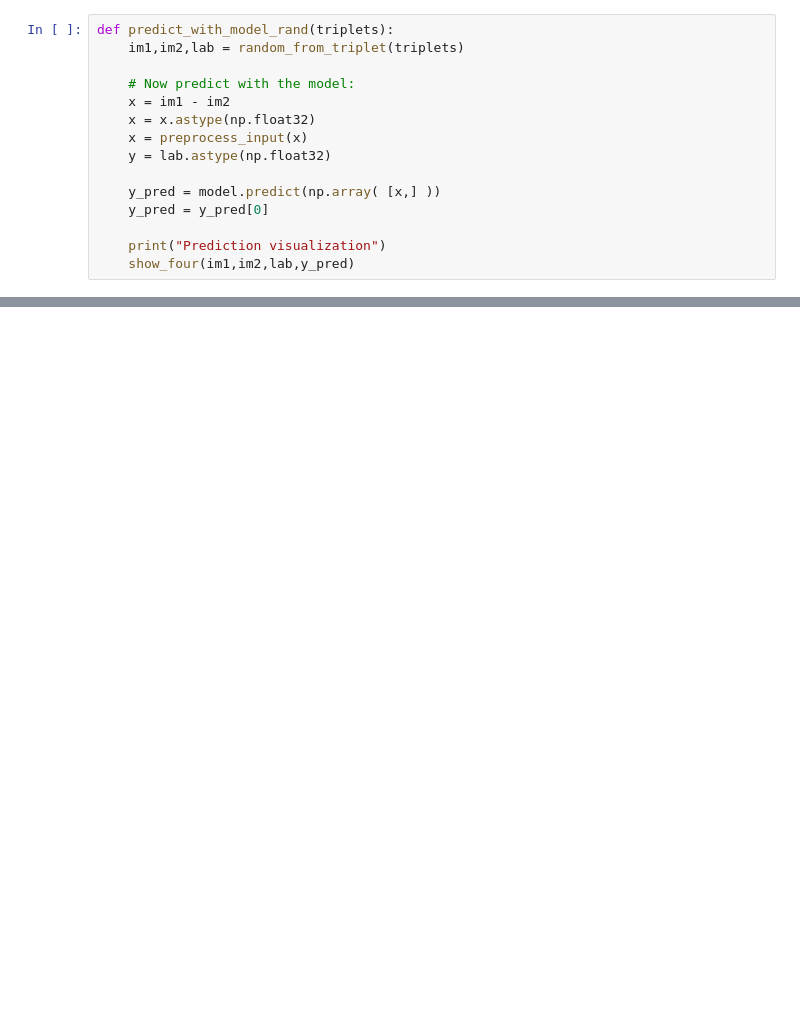
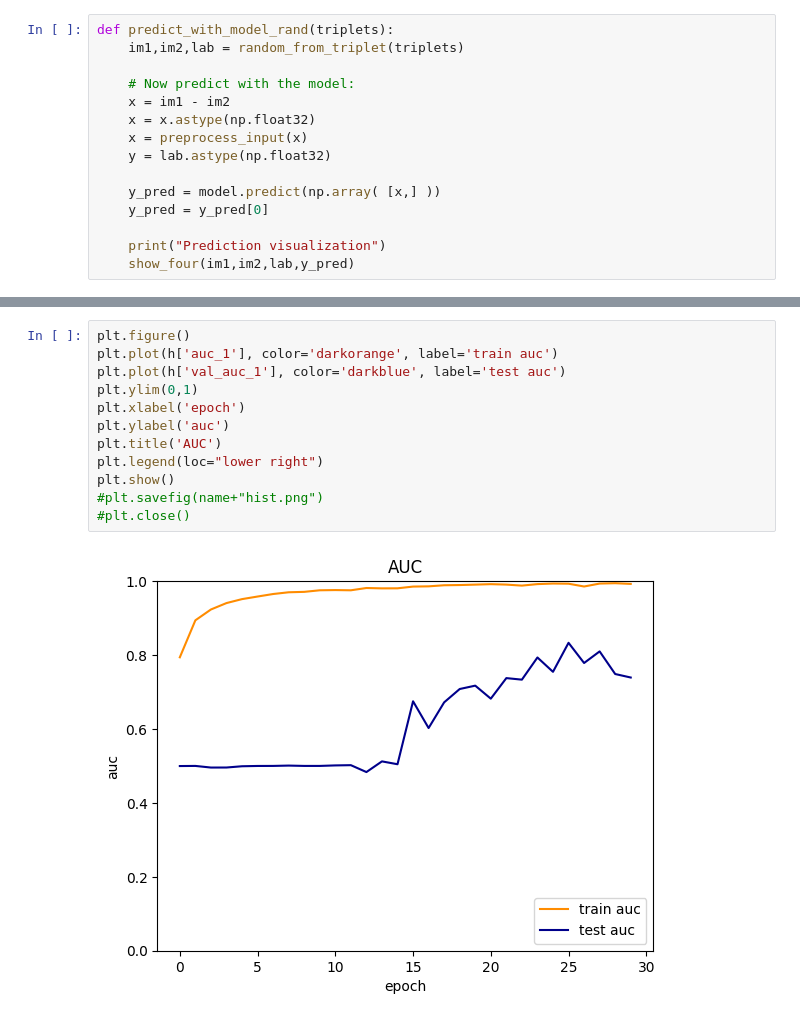
Before and after one commit to DhrumilPrajapati03/VGG19_model_training_using_onera_dataset, a Jupyter notebook: sm_vgg19.ipynb, the cells around one changed output, grey strips where cells are left out. Drawn from its saved outputs; the diff is of its cells as text; blank space fills up the shorter version.

```diff
--- a/sm_vgg19.ipynb
+++ b/sm_vgg19.ipynb
@@ -540,0 +616,14 @@ predict_with_model_rand(test_triplets)
+# %%
+plt.figure()
+plt.plot(h['auc_1'], color='darkorange', label='train auc')
+plt.plot(h['val_auc_1'], color='darkblue', label='test auc')
+plt.ylim(0,1)
+plt.xlabel('epoch')
+plt.ylabel('auc')
+plt.title('AUC')
+plt.legend(loc="lower right")
+plt.show()
+#plt.savefig(name+"hist.png")
+#plt.close()
+# %% [output]
+[figure, added]
```
Also changed, not shown: parts of 12 cells of this notebook.
